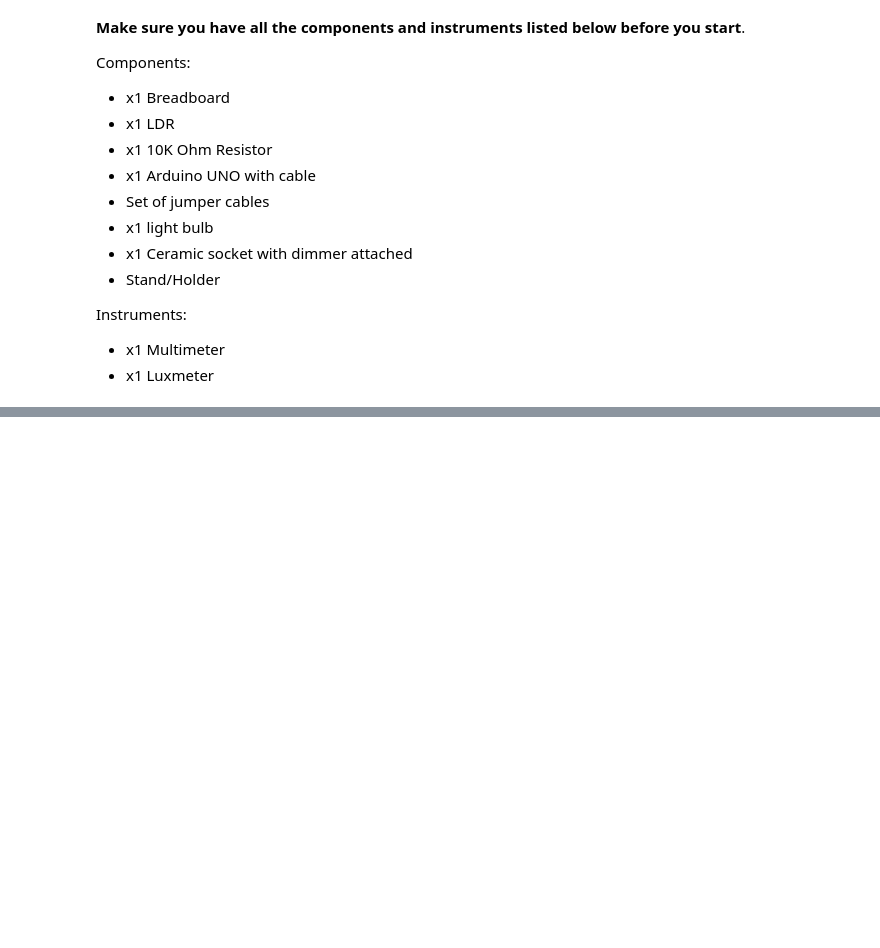
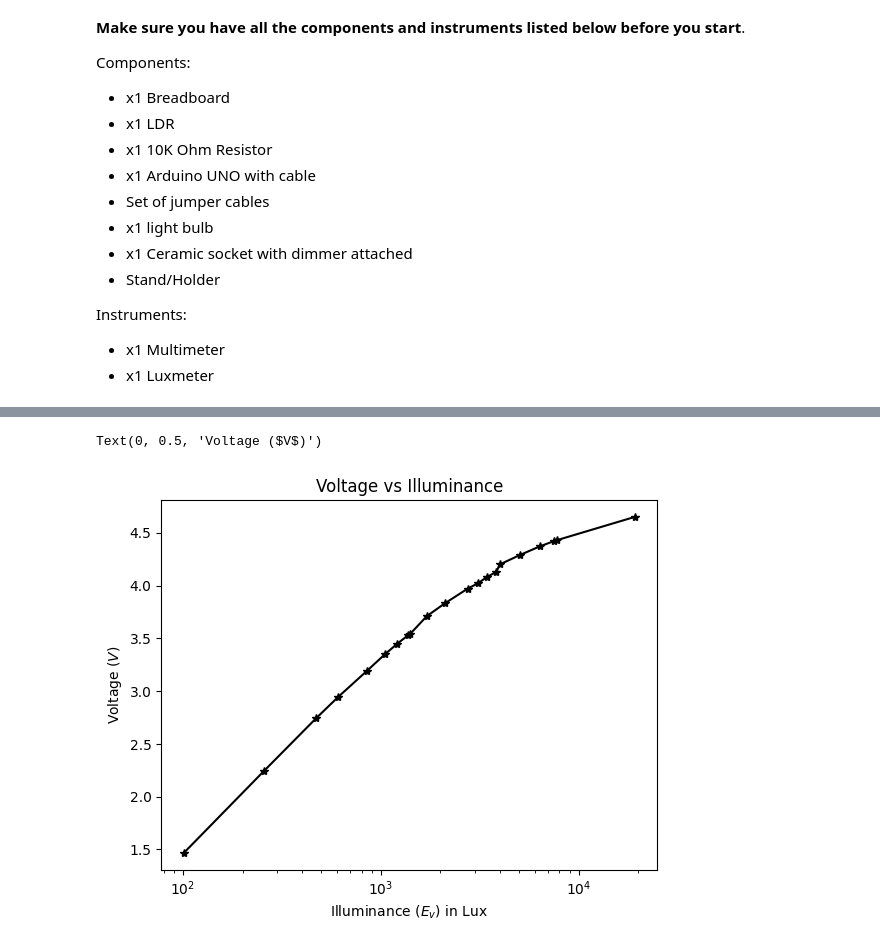
Before and after one commit to Andreamuci/EXa, a Jupyter notebook: ex1/Photoresistor_V002.ipynb, the cells around one changed output, grey strips where cells are left out. Drawn from its saved outputs; the diff is of its cells as text; code cells hidden in the pictures; blank space fills up the shorter version.

```diff
--- a/ex1/Photoresistor_V002.ipynb
+++ b/ex1/Photoresistor_V002.ipynb
@@ -175,0 +189,22 @@ Notes:
+# %%
+############################
+# Fill these variables with
+# the requested information
+############################
+
+FILE_NAME = "test.txt"  # your file name WITH extension
+
+V0 = 5.04 # Output voltage produced by the Arduino UNO
+
+############################
+# You do NOT need to change
+# anything in the section below
+############################
+
+FILE_PATH = f"./data/{FILE_NAME}"
+
+R1 = 10e3 # Resistor value (10K in this case)
+
+df = pd.read_csv(FILE_PATH)
+df.set_index("Ev", inplace = True)
+df.head()
@@ -175,0 +219,11 @@ Notes:
+# %%
+DV1 = df["DV1"]
+lux = df.index
+
+fig = DV1.plot(style="-*", color="k", logx=True)
+fig.set_title("Voltage vs Illuminance")
+fig.set_xlabel("Illuminance ($E_v$) in Lux")
+fig.set_ylabel("Voltage ($V$)")
+# %% [output]
+Text(0, 0.5, 'Voltage ($V$)')
+[figure, added]
```
Also changed, not shown: parts of 12 cells of this notebook, 2 other files.
